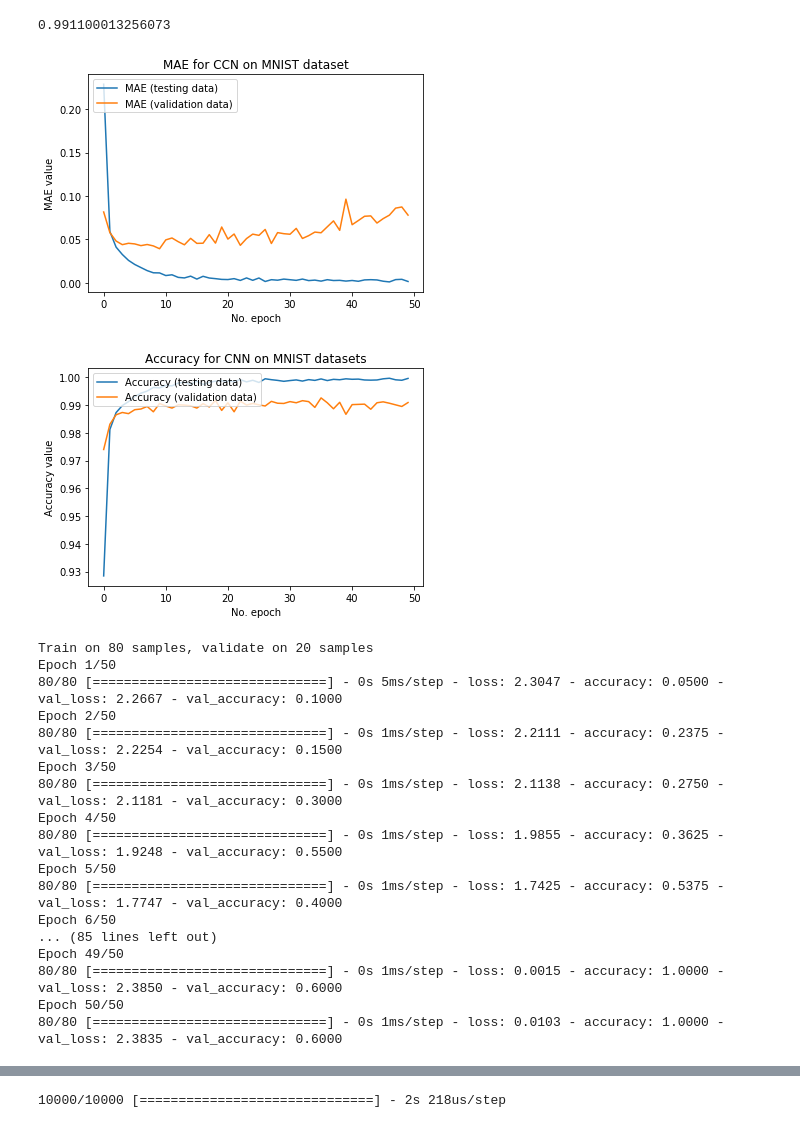
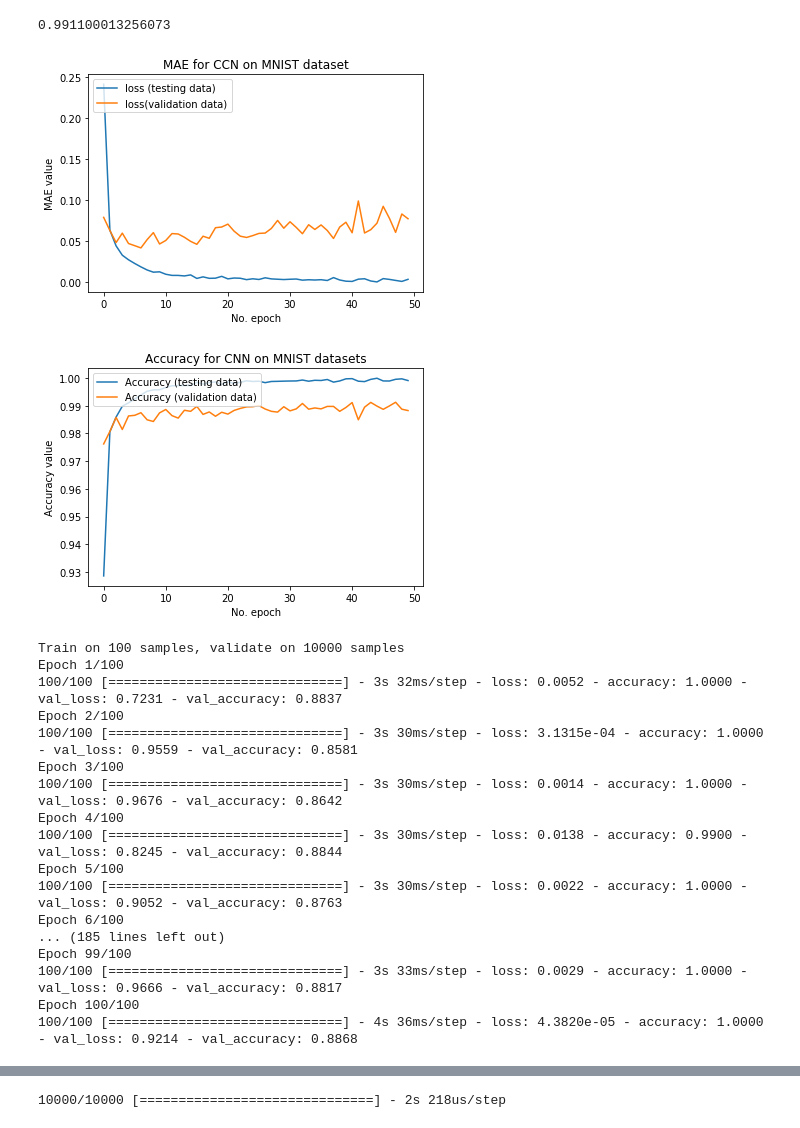
Before and after one commit to liepstik/deep_learning_MNIST_with_100_labels, a Jupyter notebook: CNN_keras.ipynb, the cells around one changed output, grey strips where cells are left out. Drawn from its saved outputs; the diff is of its cells as text; code cells hidden in the pictures.

Commit message:
Update CNN and and auto-encoder training with all labels

```diff
--- a/CNN_keras.ipynb
+++ b/CNN_keras.ipynb
@@ -88,9 +88,6 @@ Ytest = to_categorical(Ytest)
 # %% [markdown]
 ### Application du modèle
 # %%
-model.compile(optimizer="adam",
-              loss="categorical_crossentropy",
-              metrics=["accuracy"])
-history = model.fit(Xtrain, Ytrain, epochs=50, batch_size=64,
-                    validation_split=0.2)
+model.compile(optimizer="adam", loss="categorical_crossentropy", metrics=["accuracy"])
+history = model.fit(Xtrain, Ytrain, epochs=50, batch_size=64, validation_split=0.3)
 # %% [output]
@@ -123,15 +138,15 @@ test_acc
 0.991100013256073
 # %%
 # Plot history: Loss
-plt.plot(history.history['loss'], label='MAE (testing data)')
-plt.plot(history.history['val_loss'], label='MAE (validation data)')
+plt.plot(history.history['loss'], label='loss (testing data)')
+plt.plot(history.history['val_loss'], label='loss(validation data)')
 plt.title('MAE for CCN on MNIST dataset')
 plt.ylabel('MAE value')
 plt.xlabel('No. epoch')
 plt.legend(loc="upper left")
 plt.show()
 # %% [output]
-[figure, old version]
+[figure, new version]
 # %%
 # Plot history: Accuracy
 plt.plot(history.history['accuracy'],
@@ -144,7 +159,7 @@ plt.xlabel('No. epoch')
 plt.legend(loc="upper left")
 plt.show()
 # %% [output]
-[figure, old version]
+[figure, new version]
 # %%
 ##### CNN entrainer sur 100 labels ########
 # %%
@@ -182,22 +197,22 @@ model_semi.add(Dense(10))
 model_semi.add(Activation('softmax'))
 # %%
 model_semi.compile(optimizer="adam",loss="categorical_crossentropy",metrics=["accuracy"])
-history = model_semi.fit(x_train, y_train, epochs=50, batch_size=64, validation_split=0.2)
+history = model_semi.fit(x_train, y_train, epochs=100, batch_size=64,  validation_data=(Xtest, Ytest))
 # %% [output]
-Train on 80 samples, validate on 20 samples
-Epoch 1/50
-80/80 [==============================] - 0s 5ms/step - loss: 2.3047 - accuracy: 0.0500 - val_loss: 2.2667 - val_accuracy: 0.1000
-Epoch 2/50
-80/80 [==============================] - 0s 1ms/step - loss: 2.2111 - accuracy: 0.2375 - val_loss: 2.2254 - val_accuracy: 0.1500
-Epoch 3/50
-80/80 [==============================] - 0s 1ms/step - loss: 2.1138 - accuracy: 0.2750 - val_loss: 2.1181 - val_accuracy: 0.3000
-Epoch 4/50
-80/80 [==============================] - 0s 1ms/step - loss: 1.9855 - accuracy: 0.3625 - val_loss: 1.9248 - val_accuracy: 0.5500
-Epoch 5/50
-80/80 [==============================] - 0s 1ms/step - loss: 1.7425 - accuracy: 0.5375 - val_loss: 1.7747 - val_accuracy: 0.4000
-Epoch 6/50
-... (85 lines left out)
-Epoch 49/50
-80/80 [==============================] - 0s 1ms/step - loss: 0.0015 - accuracy: 1.0000 - val_loss: 2.3850 - val_accuracy: 0.6000
-Epoch 50/50
-80/80 [==============================] - 0s 1ms/step - loss: 0.0103 - accuracy: 1.0000 - val_loss: 2.3835 - val_accuracy: 0.6000
+Train on 100 samples, validate on 10000 samples
+Epoch 1/100
+100/100 [==============================] - 3s 32ms/step - loss: 0.0052 - accuracy: 1.0000 - val_loss: 0.7231 - val_accuracy: 0.8837
+Epoch 2/100
+100/100 [==============================] - 3s 30ms/step - loss: 3.1315e-04 - accuracy: 1.0000 - val_loss: 0.9559 - val_accuracy: 0.8581
+Epoch 3/100
+100/100 [==============================] - 3s 30ms/step - loss: 0.0014 - accuracy: 1.0000 - val_loss: 0.9676 - val_accuracy: 0.8642
+Epoch 4/100
+100/100 [==============================] - 3s 30ms/step - loss: 0.0138 - accuracy: 0.9900 - val_loss: 0.8245 - val_accuracy: 0.8844
+Epoch 5/100
+100/100 [==============================] - 3s 30ms/step - loss: 0.0022 - accuracy: 1.0000 - val_loss: 0.9052 - val_accuracy: 0.8763
+Epoch 6/100
+... (185 lines left out)
+Epoch 99/100
+100/100 [==============================] - 3s 33ms/step - loss: 0.0029 - accuracy: 1.0000 - val_loss: 0.9666 - val_accuracy: 0.8817
+Epoch 100/100
+100/100 [==============================] - 4s 36ms/step - loss: 4.3820e-05 - accuracy: 1.0000 - val_loss: 0.9214 - val_accuracy: 0.8868
```
Also changed, not shown: parts of 7 cells of this notebook.
